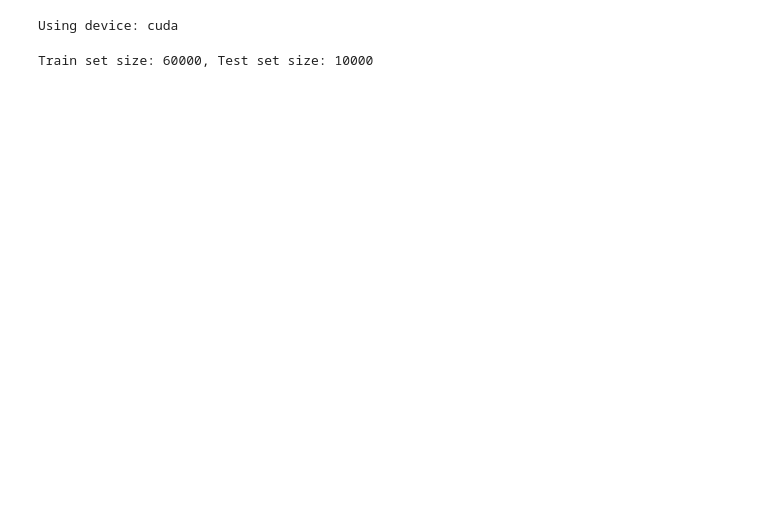
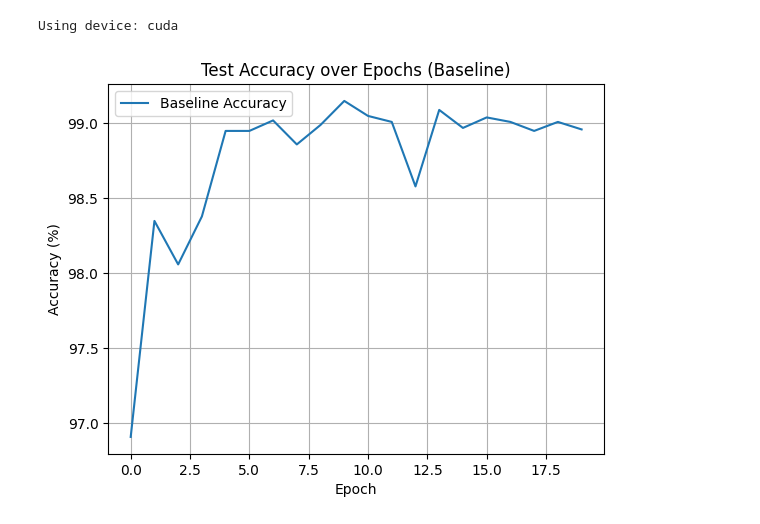
Before and after one commit to codenameyizzz/yizreel_repo_lottery-ticket-reproduction, a Jupyter notebook: notebook/reproduce_lottery_ticket.ipynb, the cells around one changed output. Saved outputs shown, nothing was run; the diff lists cells and outputs as text; code cells hidden in the pictures; blank space fills up the shorter version.

```diff
--- a/notebook/reproduce_lottery_ticket.ipynb
+++ b/notebook/reproduce_lottery_ticket.ipynb
@@ -20,20 +21,11 @@ transform = transforms.Compose([
 ])
 
 # download dataset
-full_train_dataset = datasets.MNIST(root='./data', train=True, download=True, transform=transform)
-test_dataset = datasets.MNIST(root='./data', train=False, download=True, transform=transform)
+train_dataset = datasets.MNIST(root='./data', train=True, download=True, transform=transform)
+test_dataset  = datasets.MNIST(root='./data', train=False, download=True, transform=transform)
 
-train_size = int(0.9 * len(full_train_dataset))
-val_size = len(full_train_dataset) - train_size
-train_data, val_data = random_split(full_train_dataset, [train_size, val_size])
-
-train_loader = DataLoader(train_data, batch_size=64, shuffle=True)
-val_loader = DataLoader(val_data, batch_size=1000, shuffle=False)
-test_loader = DataLoader(test_dataset, batch_size=1000, shuffle=False)
-
-print(f"Train set size: {len(train_dataset)}, Test set size: {len(test_dataset)}")
+train_loader = DataLoader(train_dataset, batch_size=64, shuffle=True)
+test_loader  = DataLoader(test_dataset, batch_size=1000, shuffle=False)
-# %% [output]
-Train set size: 60000, Test set size: 10000
 # %%
 # LeNet Model
 class LeNet(nn.Module):
@@ -94,22 +73,32 @@ def test(model, device, test_loader, criterion):
 # %%
-# prunning
-def prune_by_percentile(model, prune_percent, current_mask):
-    all_weights = []
-    for name, param in model.named_parameters():
-        if name in current_mask:
-            masked_weights = param.data[current_mask[name] == 1]
-            all_weights += list(masked_weights.abs().cpu().detach().numpy())
-    threshold = np.percentile(np.array(all_weights), prune_percent)
+# training baseline
+model = LeNet().to(device)
 
-    new_mask = {}
-    for name, param in model.named_parameters():
-        if name in current_mask:
-            new_mask[name] = (param.data.abs() > threshold).float() * current_mask[name]
-    return new_mask
+# Simpan initial weights untuk eksperimen pruning nanti
+initial_state_dict = {k: v.clone() for k, v in model.state_dict().items()}
 
-def apply_mask_and_reset(model, initial_weights, mask_dict):
-    with torch.no_grad():
-        for name, param in model.named_parameters():
-            if name in mask_dict:
-                param.copy_(initial_weights[name] * mask_dict[name])
+optimizer = optim.Adam(model.parameters(), lr=0.001)
+criterion = nn.CrossEntropyLoss()
+
+train_losses = []
+test_accuracies = []
+
+EPOCHS = 20
+for epoch in range(1, EPOCHS + 1):
+    train_loss = train(model, device, train_loader, optimizer, criterion, epoch)
+    test_loss, test_acc = test(model, device, test_loader, criterion)
+    train_losses.append(train_loss)
+    test_accuracies.append(test_acc)
+    print(f"[Baseline] Epoch {epoch}: Train Loss = {train_loss:.4f}, Test Accuracy = {test_acc:.2f}%")
+# %%
+# plot baseline
+plt.plot(test_accuracies, label='Baseline Accuracy')
+plt.xlabel('Epoch')
+plt.ylabel('Accuracy (%)')
+plt.title('Test Accuracy over Epochs (Baseline)')
+plt.legend()
+plt.grid(True)
+plt.show()
+# %% [output]
+[figure, added]
 # %%
```
Also changed, not shown: parts of 7 cells of this notebook, 2 other files.
